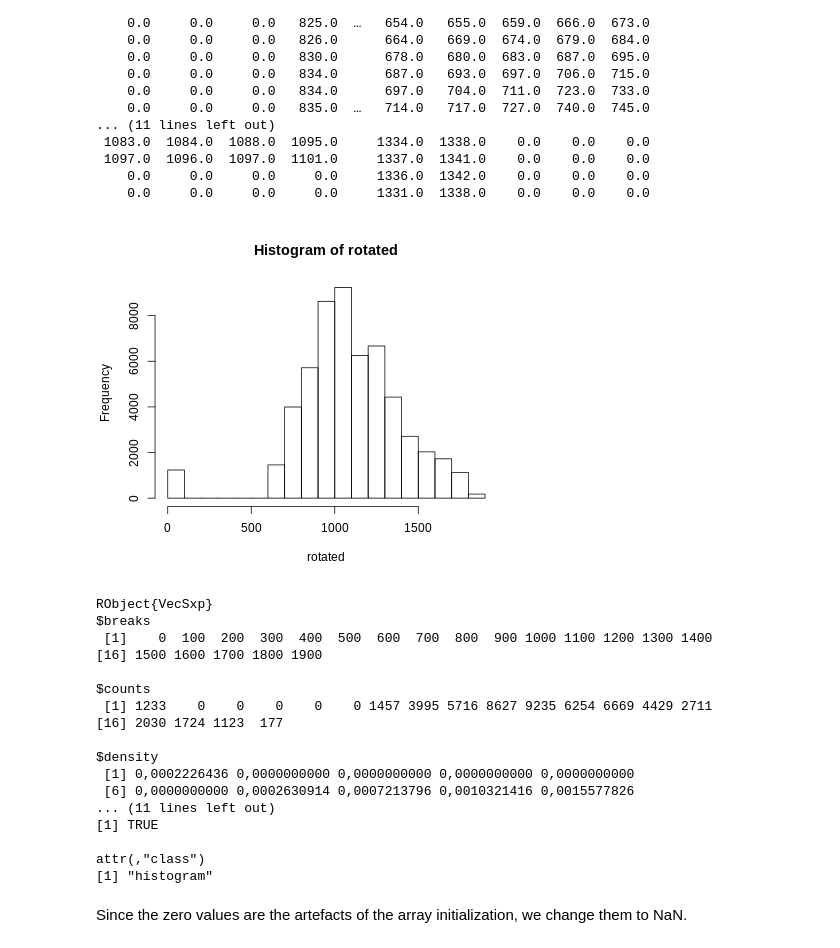
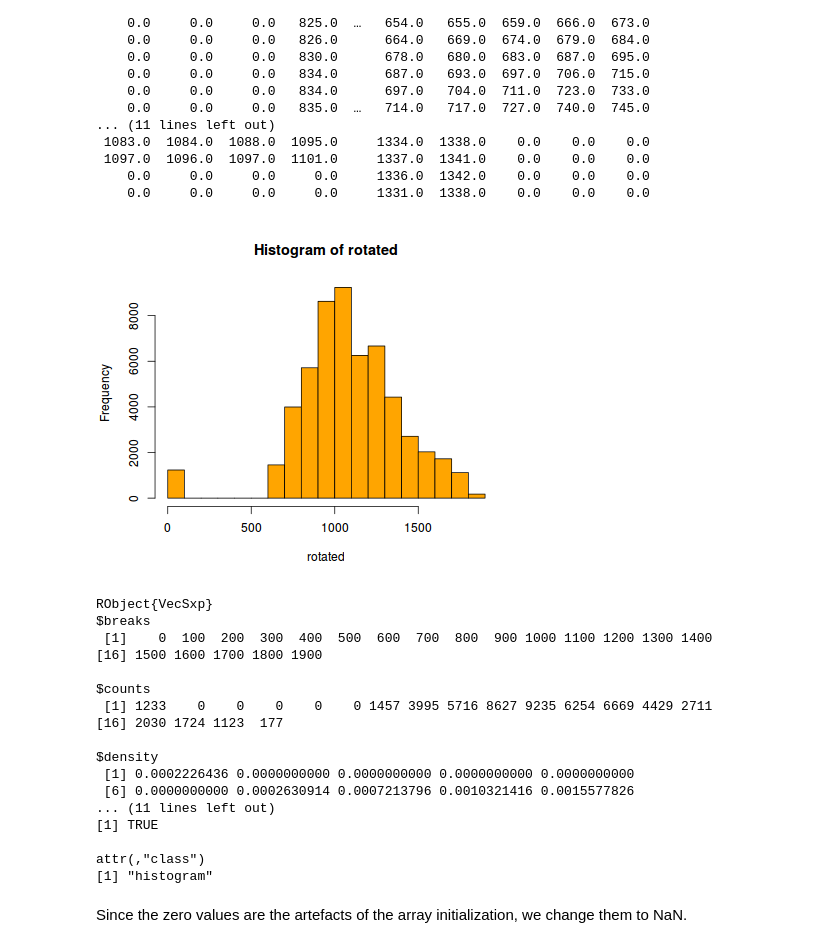
Before and after one commit to mauroalberti/jeo, a Jupyter notebook: Starting with Julia and structural geology.ipynb, the cells around one changed output. Cells and saved outputs as stored; diff of their text form; code cells hidden in the pictures.

```diff
--- a/Starting with Julia and structural geology.ipynb
+++ b/Starting with Julia and structural geology.ipynb
@@ -237,9 +239,9 @@ using RCall
     0.0     0.0     0.0     0.0     1336.0  1342.0    0.0    0.0    0.0
     0.0     0.0     0.0     0.0     1331.0  1338.0    0.0    0.0    0.0
 # %%
-R"hist(rotated)"
+R"hist(rotated, col='orange')"
 # %% [output]
-[figure, old version]
+[figure, new version]
 RObject{VecSxp}
 $breaks
  [1]    0  100  200  300  400  500  600  700  800  900 1000 1100 1200 1300 1400
@@ -250,8 +252,8 @@ $counts
 [16] 2030 1724 1123  177
 
 $density
- [1] 0,0002226436 0,0000000000 0,0000000000 0,0000000000 0,0000000000
- [6] 0,0000000000 0,0002630914 0,0007213796 0,0010321416 0,0015577826
+ [1] 0.0002226436 0.0000000000 0.0000000000 0.0000000000 0.0000000000
+ [6] 0.0000000000 0.0002630914 0.0007213796 0.0010321416 0.0015577826
 ... (11 lines left out)
 [1] TRUE
 
```
Also changed, not shown: parts of 15 cells of this notebook, 3 other files.
